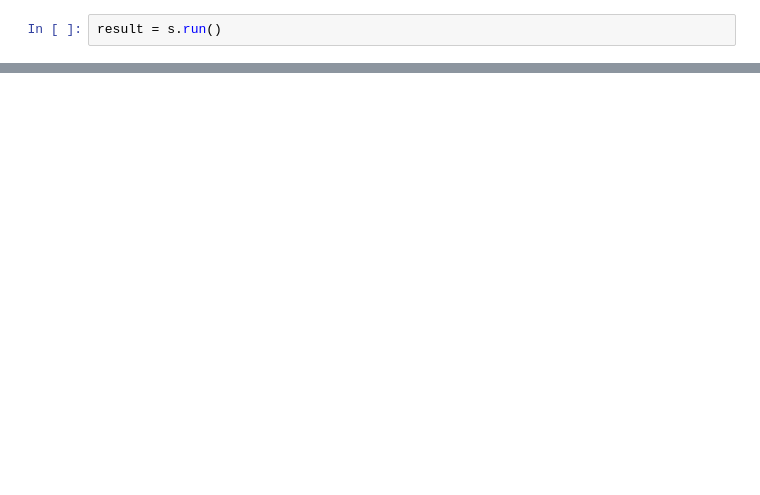
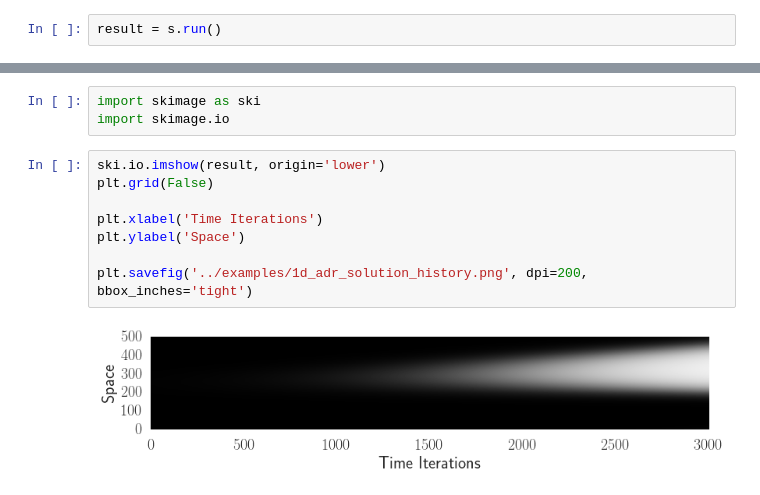
Before and after one commit to btweinstein/AC274, a Jupyter notebook: docs/1d_adr_package.ipynb, the cells around one changed output, grey strips where cells are left out. Drawn from its saved outputs; the diff is of its cells as text; blank space fills up the shorter version.

```diff
--- a/docs/1d_adr_package.ipynb
+++ b/docs/1d_adr_package.ipynb
@@ -56,0 +57,13 @@ Cool! This looks correct.
+# %%
+import skimage as ski
+import skimage.io
+# %%
+ski.io.imshow(result, origin='lower')
+plt.grid(False)
+
+plt.xlabel('Time Iterations')
+plt.ylabel('Space')
+
+plt.savefig('../examples/1d_adr_solution_history.png', dpi=200, bbox_inches='tight')
+# %% [output]
+[figure, added]
```
Also changed, not shown: parts of 4 cells of this notebook, 2 other files.
